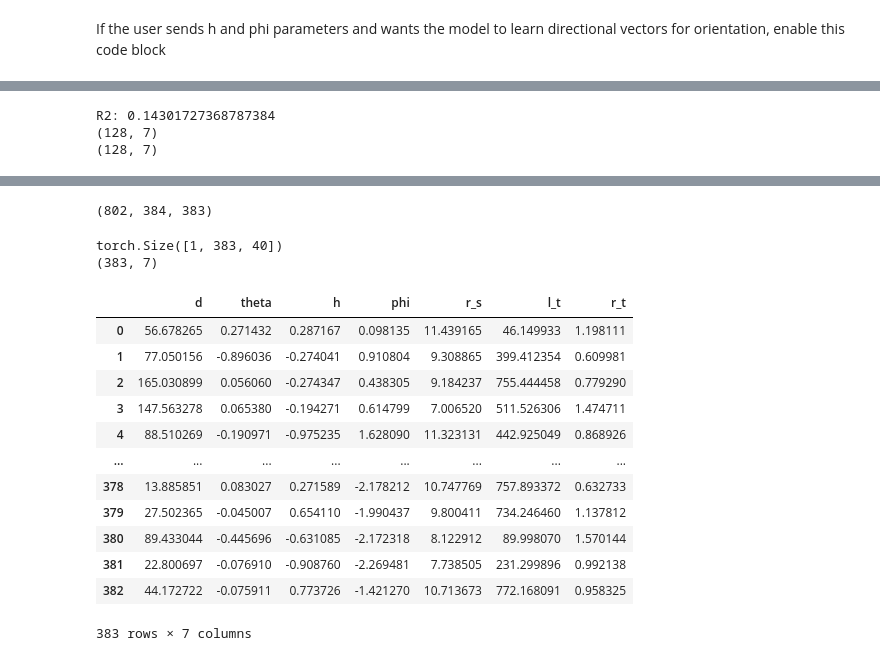
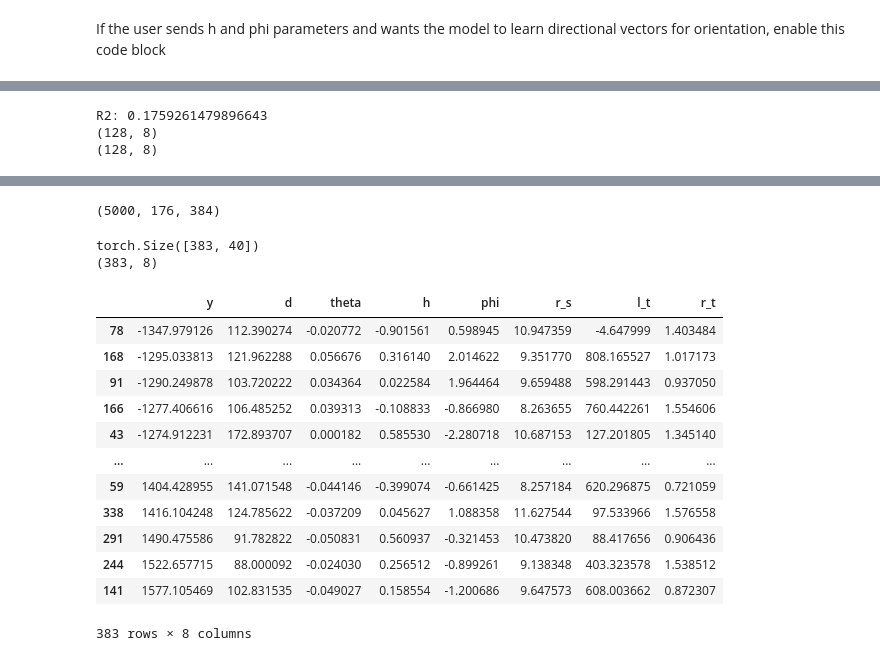
Before and after one commit to chenziao/Stylized-Cell-Inference, a Jupyter notebook: stylized_cell_FCN.ipynb, the cells around one changed output, grey strips where cells are left out. Drawn from its saved outputs; the diff is of its cells as text; code cells hidden in the pictures.

```diff
--- a/stylized_cell_FCN.ipynb
+++ b/stylized_cell_FCN.ipynb
@@ -31,7 +31,7 @@ from cell_inference.utils.transform.geometry_transformation import hphi2unitsphe
 
 
 DATA_PATH = 'cell_inference/resources/simulation_data'
-TRIAL_PATH = os.path.join(DATA_PATH, 'Loc2Alt_Ori2_Geo3_params')
+TRIAL_PATH = os.path.join(DATA_PATH, '5000s_Loc1y2Alt_Ori2_Geo3_params')
 
 LFP_PATH = os.path.join(TRIAL_PATH, 'lfp.npz')  # LFP and labels
 
@@ -45,8 +45,11 @@ print(labels.shape)
 # %%
 from tqdm.notebook import tqdm
 
+print(lfp[0,:,:].shape)
+print(params.ELECTRODE_POSITION[:,:2].shape)
+
 summ_stats = []
 for i in tqdm(range(lfp.shape[0])):
-    g_lfp, _ = build_lfp_grid(lfp[i], params.ELECTRODE_POSITION, y_window_size=960.0)
+    g_lfp, _ = build_lfp_grid(lfp[i,:,:], params.ELECTRODE_POSITION[:, :2])#, y_window_size=960.0)
     summ_stats.append(calculate_stats(g_lfp))
 summ_stats = np.array(summ_stats)
@@ -117,9 +123,9 @@ import torch
 
 # model1 = ConvolutionalNetwork(in_channels=1, num_labels=2)
 # model1 = torch.load('cell_inference/resources/results/pytorch_models/16_23_59__01_04_2022.pt')
-model1 = FullyConnectedNetwork(in_features=40, out_features=7)
+model1 = FullyConnectedNetwork(in_features=40, out_features=8)
 
-device = torch.device("cuda:0" if torch.cuda.is_available() else "cpu") #torch.device("cpu")
+device = torch.device("cpu") #torch.device("cuda:0" if torch.cuda.is_available() else "cpu")
 model1.to(device)
 
 train_regression(model1, train_loader, test_loader, 300, learning_rate=0.001, decay_rate=0.99, device=device)
@@ -160,9 +166,9 @@ print("R2: {}".format(r2_score(y, output)))
 print(output.shape)
 print(y.shape)
 # %% [output]
-R2: 0.14301727368787384
-(128, 7)
-(128, 7)
+R2: 0.1759261479896643
+(128, 8)
+(128, 8)
 # %%
 if normalize_labels:
     for i in range(y.shape[1]):
@@ -238,51 +249,54 @@ with h5py.File(INVIVO_PATH, "r") as f:
 test_data = []
 summ_stats = []
 
+print(lfp.shape)
+
 for i in tqdm(range(d.shape[2])):
-    g_lfp, g_coords = build_lfp_grid(lfp[i], params.ELECTRODE_POSITION, y_window_size=960.0)
+    g_lfp, g_coords = build_lfp_grid(lfp[i], params.ELECTRODE_POSITION)#, y_window_size=960.0)
     summ_stats.append(calculate_stats(g_lfp))
     test_data.append(g_lfp)
 
 test_data = np.stack(test_data, axis=0)
 summ_stats = np.stack(summ_stats, axis=0)
 # %% [output]
-(802, 384, 383)
+(5000, 176, 384)
 # %%
 print(summ_stats.shape)
 
 np.set_printoptions(suppress=True)
 
 model1.eval()
 summ_stats = torch.Tensor(summ_stats)
 summ_stats_tensor = summ_stats.to(device)
 pred = model1(summ_stats_tensor)
 pred = np.squeeze(pred.to("cpu").detach().numpy())
 
 print(pred.shape)
 
 if normalize_labels:
     for i in range(pred.shape[1]):
         old_pred = pred[:,i]
         label_name = inference_list[i]
         min_max_range = ranges[label_name]
         org_pred = (((old_pred - feature_range[0]) / (feature_range[1] - feature_range[0]))
                     * (min_max_range[1] - min_max_range[0]) + min_max_range[0])
         pred[:,i] = org_pred
 
-pd.DataFrame(pred, columns = inference_list)
+df = pd.DataFrame(pred, columns = inference_list).sort_values(by='y')
+display(df)
 # %% [output]
-torch.Size([1, 383, 40])
-(383, 7)
+torch.Size([383, 40])
+(383, 8)
-|  | d | theta | h | phi | r_s | l_t | r_t |
-| 0 | 56.678265 | 0.271432 | 0.287167 | 0.098135 | 11.439165 | 46.149933 | 1.198111 |
-| 1 | 77.050156 | -0.896036 | -0.274041 | 0.910804 | 9.308865 | 399.412354 | 0.609981 |
-| 2 | 165.030899 | 0.056060 | -0.274347 | 0.438305 | 9.184237 | 755.444458 | 0.779290 |
-| 3 | 147.563278 | 0.065380 | -0.194271 | 0.614799 | 7.006520 | 511.526306 | 1.474711 |
-| 4 | 88.510269 | -0.190971 | -0.975235 | 1.628090 | 11.323131 | 442.925049 | 0.868926 |
-| ... | ... | ... | ... | ... | ... | ... | ... |
-| 378 | 13.885851 | 0.083027 | 0.271589 | -2.178212 | 10.747769 | 757.893372 | 0.632733 |
-| 379 | 27.502365 | -0.045007 | 0.654110 | -1.990437 | 9.800411 | 734.246460 | 1.137812 |
-| 380 | 89.433044 | -0.445696 | -0.631085 | -2.172318 | 8.122912 | 89.998070 | 1.570144 |
-| 381 | 22.800697 | -0.076910 | -0.908760 | -2.269481 | 7.738505 | 231.299896 | 0.992138 |
-| 382 | 44.172722 | -0.075911 | 0.773726 | -1.421270 | 10.713673 | 772.168091 | 0.958325 |
+|  | y | d | theta | h | phi | r_s | l_t | r_t |
+| 78 | -1347.979126 | 112.390274 | -0.020772 | -0.901561 | 0.598945 | 10.947359 | -4.647999 | 1.403484 |
+| 168 | -1295.033813 | 121.962288 | 0.056676 | 0.316140 | 2.014622 | 9.351770 | 808.165527 | 1.017173 |
+| 91 | -1290.249878 | 103.720222 | 0.034364 | 0.022584 | 1.964464 | 9.659488 | 598.291443 | 0.937050 |
+| 166 | -1277.406616 | 106.485252 | 0.039313 | -0.108833 | -0.866980 | 8.263655 | 760.442261 | 1.554606 |
+| 43 | -1274.912231 | 172.893707 | 0.000182 | 0.585530 | -2.280718 | 10.687153 | 127.201805 | 1.345140 |
+| ... | ... | ... | ... | ... | ... | ... | ... | ... |
+| 59 | 1404.428955 | 141.071548 | -0.044146 | -0.399074 | -0.661425 | 8.257184 | 620.296875 | 0.721059 |
+| 338 | 1416.104248 | 124.785622 | -0.037209 | 0.045627 | 1.088358 | 11.627544 | 97.533966 | 1.576558 |
+| 291 | 1490.475586 | 91.782822 | -0.050831 | 0.560937 | -0.321453 | 10.473820 | 88.417656 | 0.906436 |
+| 244 | 1522.657715 | 88.000092 | -0.024030 | 0.256512 | -0.899261 | 9.138348 | 403.323578 | 1.538512 |
+| 141 | 1577.105469 | 102.831535 | -0.049027 | 0.158554 | -1.200686 | 9.647573 | 608.003662 | 0.872307 |
-383 rows × 7 columns
+383 rows × 8 columns
```
Also changed, not shown: parts of 8 cells of this notebook, 1 other file.
